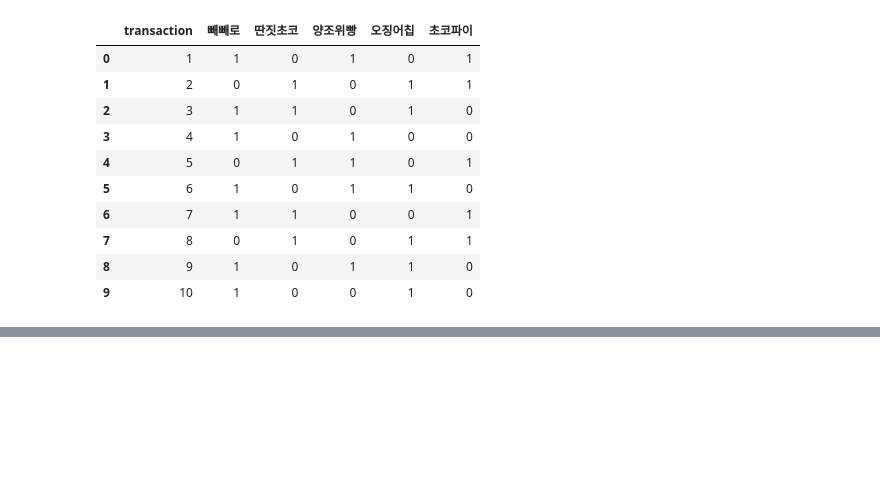
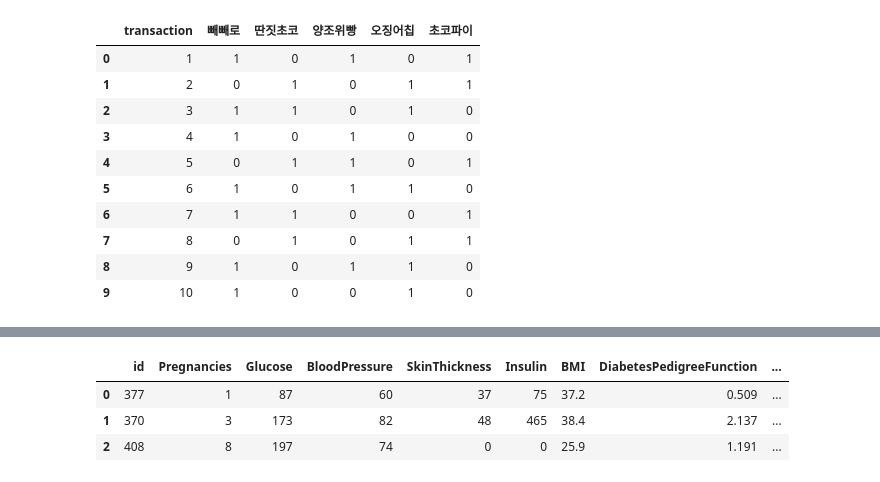
Before and after one commit to extraordinarySumiLee/BigData_Analysis_Exam, a Jupyter notebook: T3.ipynb, the cells around one changed output, grey strips where cells are left out. Saved outputs shown, nothing was run; the diff lists cells and outputs as text; code cells hidden in the pictures; blank space fills up the shorter version.

```diff
--- a/T3.ipynb
+++ b/T3.ipynb
@@ -440,0 +823,11 @@ pepero = df['빼빼로'].sum()
+# %%
+import pandas as pd
+
+df = pd.read_csv(r"C:\Users\user\Desktop\GitHub\BigData_Analysis_Exam\Data\diabetes_train.csv")
+
+display(df.head(3))
+# %% [output]
+|  | id | Pregnancies | Glucose | BloodPressure | SkinThickness | Insulin | BMI | DiabetesPedigreeFunction | ... |
+| 0 | 377 | 1 | 87 | 60 | 37 | 75 | 37.2 | 0.509 | ... |
+| 1 | 370 | 3 | 173 | 82 | 48 | 465 | 38.4 | 2.137 | ... |
+| 2 | 408 | 8 | 197 | 74 | 0 | 0 | 25.9 | 1.191 | ... |
```
Also changed, not shown: parts of 58 cells of this notebook, 5 other files.
